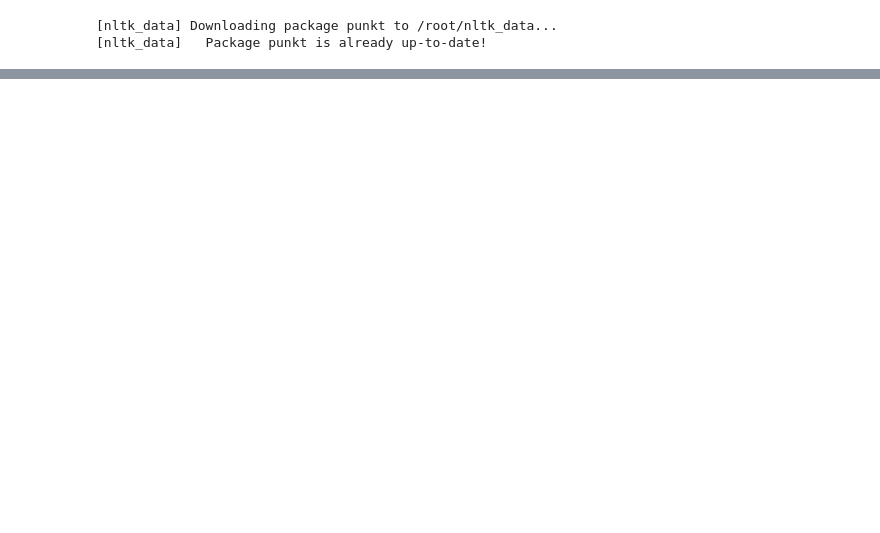
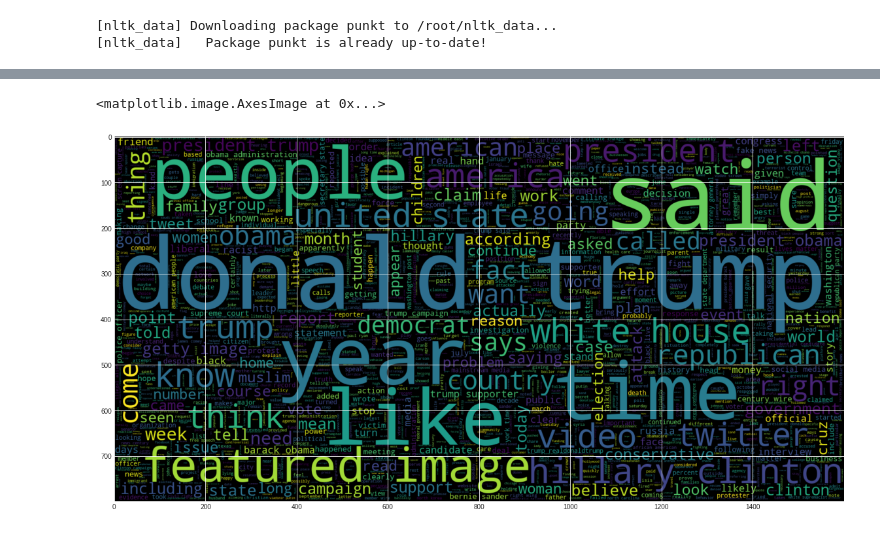
Before and after one commit to LincolnVS/Fake_News_Detection_with_Machine_Learning, a Jupyter notebook: FakeNewClassification.ipynb, the cells around one changed output, grey strips where cells are left out. Cells and saved outputs as stored; diff of their text form; code cells hidden in the pictures; blank space fills up the shorter version.

```diff
--- a/FakeNewClassification.ipynb
+++ b/FakeNewClassification.ipynb
@@ -55,0 +104,17 @@ print(df_true)
+# %%
+# Obtain additional stopwords from nltk
+from nltk.corpus import stopwords
+stop_words = stopwords.words('english')
+stop_words.extend(['from', 'subject', 're', 'edu', 'use'])
+# %%
+# Remove stopwords and remove words with 2 or less characters
+def preprocess(text):
+    result = []
+    for token in gensim.utils.simple_preprocess(text):
+        if token not in gensim.parsing.preprocessing.STOPWORDS and len(token) > 3 and token not in stop_words:
+            result.append(token)
+
+    return result
+# %%
+# Apply the function to the dataframe
+df['clean'] = df['original'].apply(preprocess)
@@ -55,0 +145,3 @@ print(df_true)
+# %%
+# join the words into a string
+df['clean_joined'] = df['clean'].apply(lambda x: " ".join(x))
@@ -55,0 +177,8 @@ print(df_true)
+# %%
+# plot the word cloud for text that is Real
+plt.figure(figsize = (20,20))
+wc = WordCloud(max_words = 2000 , width = 1600 , height = 800 , stopwords = stop_words).generate(" ".join(df[df.isfake == 1].clean_joined))
+plt.imshow(wc, interpolation = 'bilinear')
+# %% [output]
+<matplotlib.image.AxesImage at 0x...>
+[figure, added]
```
Also changed, not shown: parts of 48 cells of this notebook.
